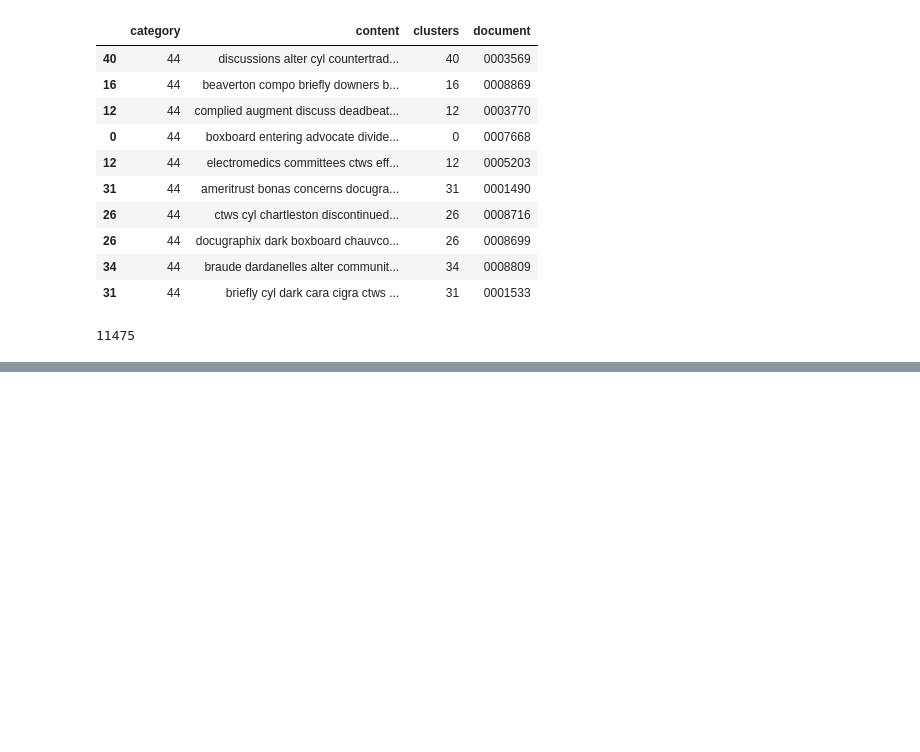
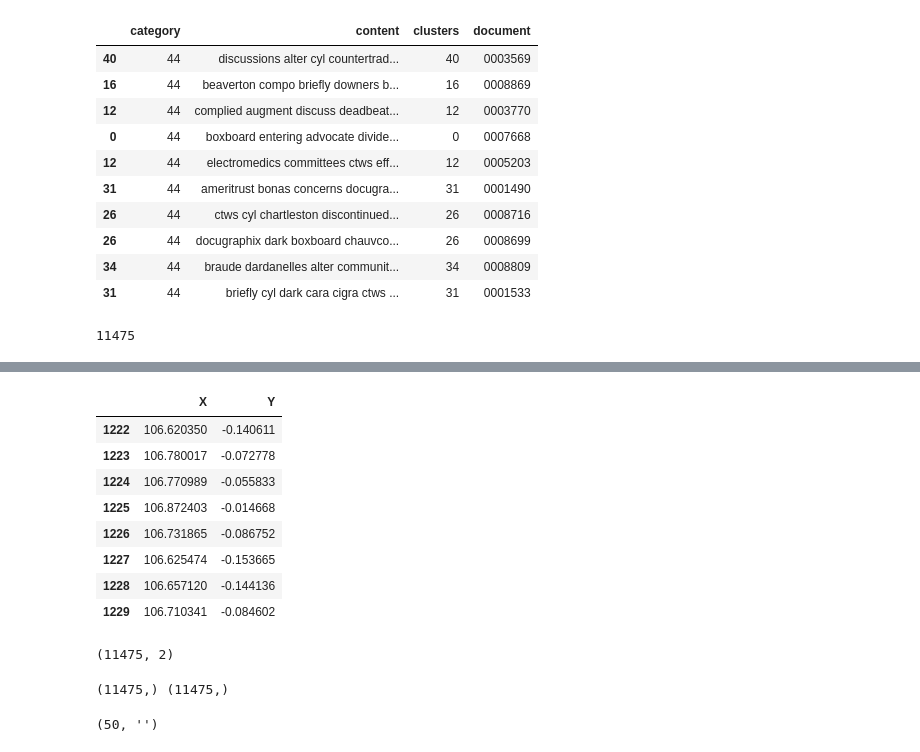
Before and after one commit to Madhivarman/DR, a Jupyter notebook: clustering/Clustering.ipynb, the cells around one changed output, grey strips where cells are left out. Cells and saved outputs as stored; diff of their text form; code cells hidden in the pictures; blank space fills up the shorter version.

```diff
--- a/clustering/Clustering.ipynb
+++ b/clustering/Clustering.ipynb
@@ -333,0 +457,24 @@ Clusters 49 Documents: 0001949 0008002 0006696 0007447 0001055 0005809 0006291 0
+# %%
+#convert into dataframe
+low_dim_df = pd.read_csv('low_dimensional_data.txt',sep='\s+',header=None,names=['X','Y'])
+# %%
+low_dim_df.iloc[1222:1230]
+# %% [output]
+|  | X | Y |
+| 1222 | 106.620350 | -0.140611 |
+| 1223 | 106.780017 | -0.072778 |
+| 1224 | 106.770989 | -0.055833 |
+| 1225 | 106.872403 | -0.014668 |
+| 1226 | 106.731865 | -0.086752 |
+| 1227 | 106.625474 | -0.153665 |
+| 1228 | 106.657120 | -0.144136 |
+| 1229 | 106.710341 | -0.084602 |
+# %%
+low_dim_df.shape
+# %% [output]
+(11475, 2)
+# %%
+xs,ys = low_dim_df.iloc[:,0],low_dim_df.iloc[:,1]
+print(xs.shape,ys.shape)
+# %% [output]
+(11475,) (11475,)
@@ -333,0 +492,4 @@ Clusters 49 Documents: 0001949 0008002 0006696 0007447 0001055 0005809 0006291 0
+# %%
+colors_list.pop()
+# %% [output]
+(50, '')
```
Also changed, not shown: parts of 25 cells of this notebook.
